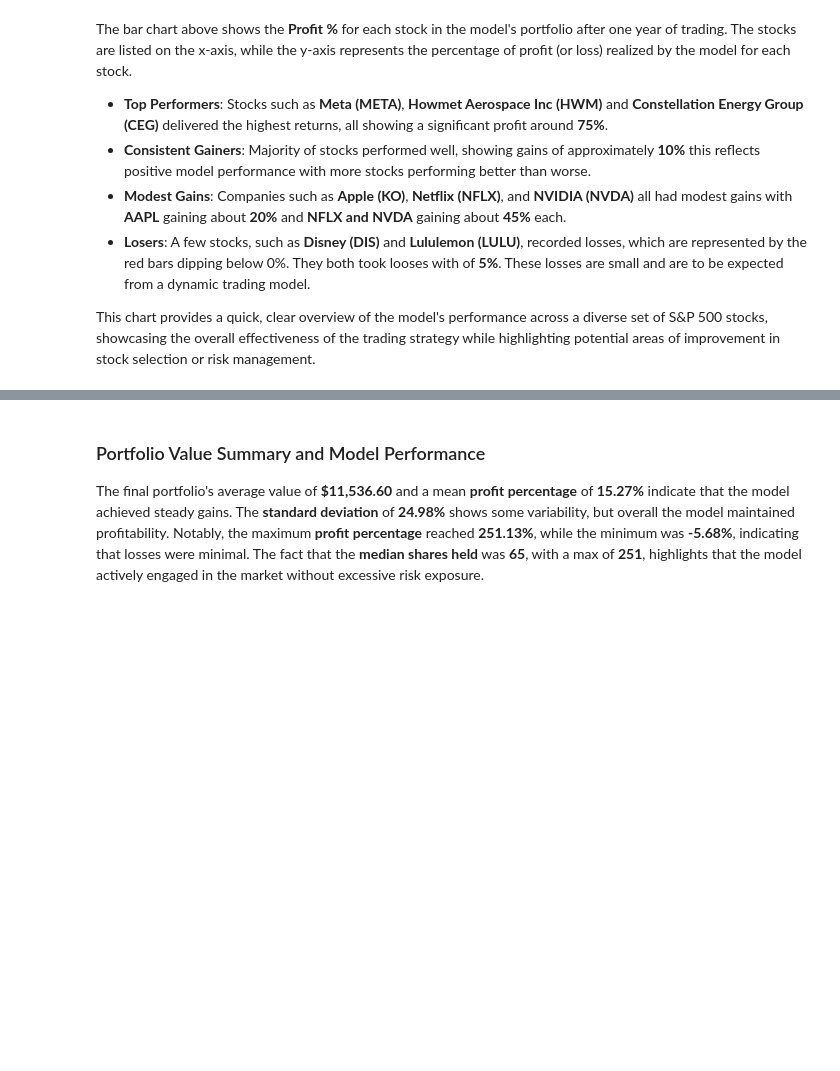
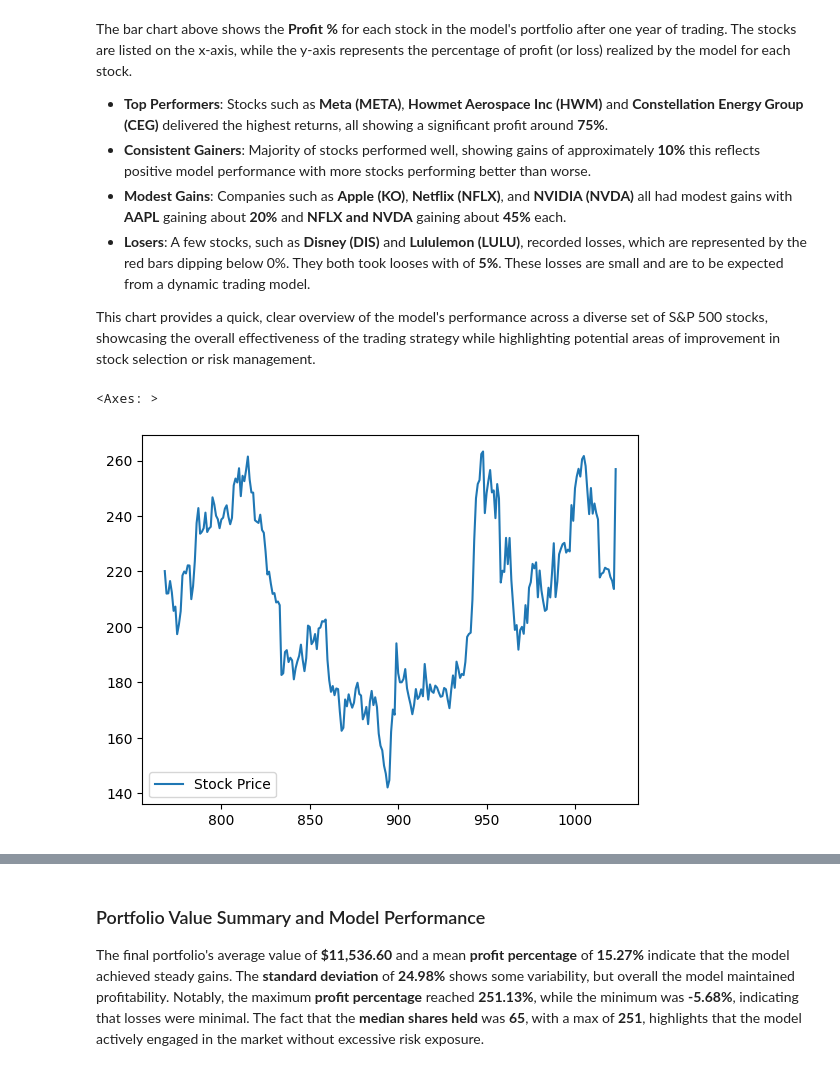
Before and after one commit to uniquedapoet/StockTradingModel, a Jupyter notebook: Stock_Trading_Model_Report.ipynb, the cells around one changed output, grey strips where cells are left out. Drawn from its saved outputs; the diff is of its cells as text; code cells hidden in the pictures; blank space fills up the shorter version.

```diff
--- a/Stock_Trading_Model_Report.ipynb
+++ b/Stock_Trading_Model_Report.ipynb
@@ -279,3 +280,9 @@ The bar chart above shows the **Profit %** for each stock in the model's portfol
 - **Losers**: A few stocks, such as **Disney (DIS)** and **Lululemon (LULU)**, recorded losses, which are represented by the red bars dipping below 0%. They both took looses with of **5%**. These losses are small and are to be expected from a dynamic trading model.
 
 This chart provides a quick, clear overview of the model's performance across a diverse set of S&P 500 stocks, showcasing the overall effectiveness of the trading strategy while highlighting potential areas of improvement in stock selection or risk management.
+# %%
+LULU = sim_results[sim_results['Stock Name'] == 'TSLA']
+LULU.plot(y=['Stock Price'])
+# %% [output]
+<Axes: >
+[figure, added]
```
Also changed, not shown: parts of 10 cells of this notebook, 5 other files.
